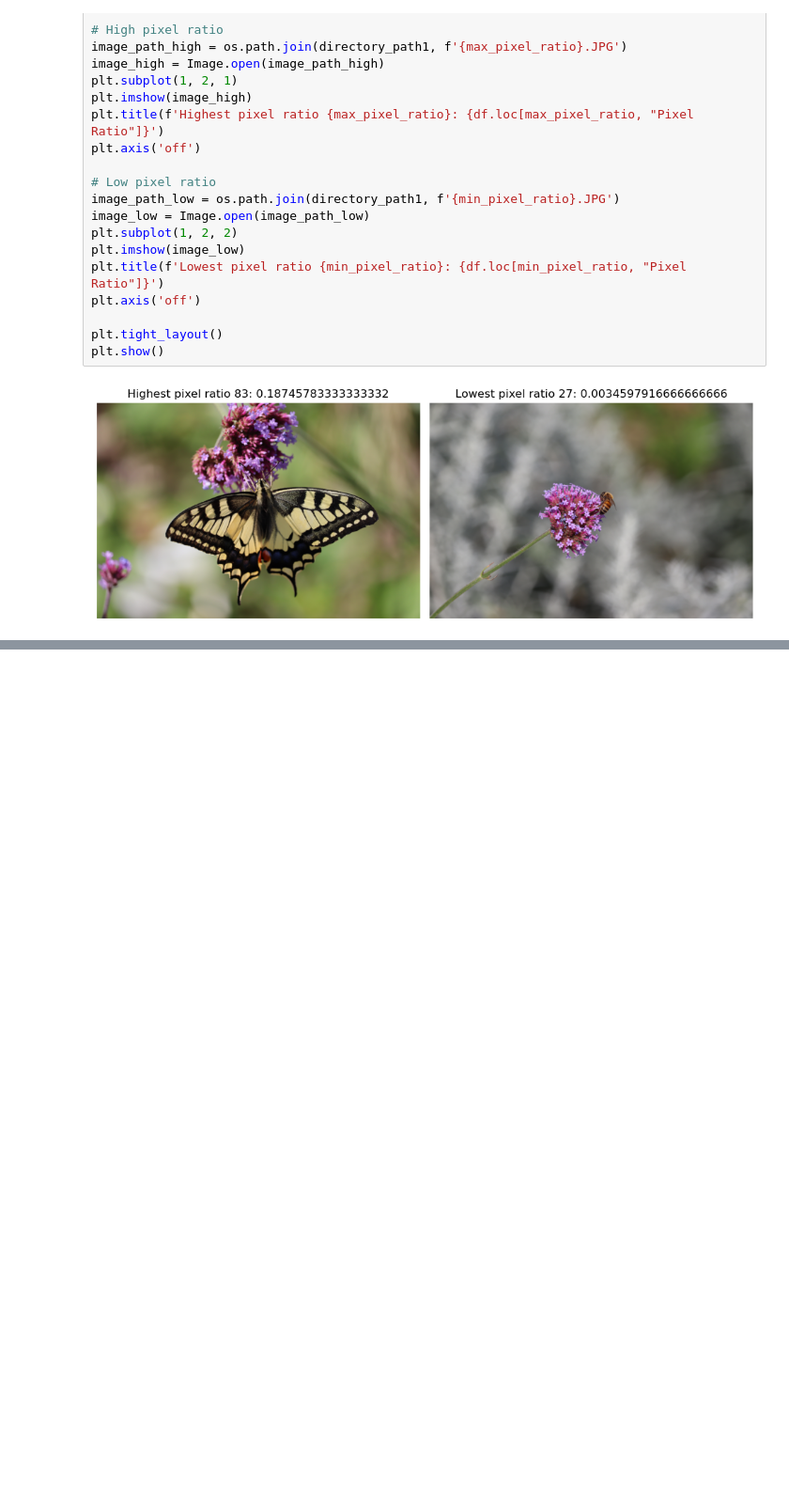
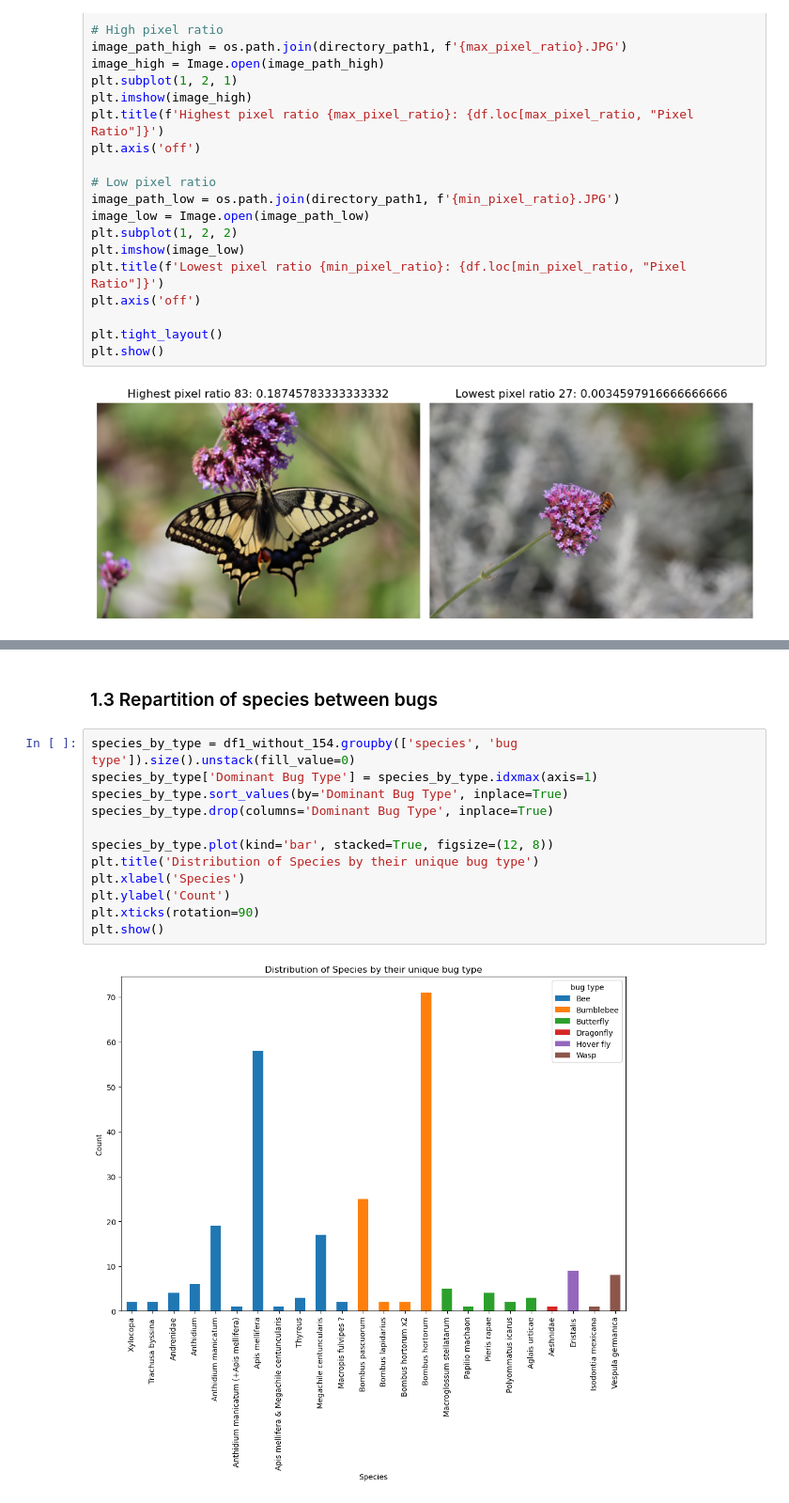
Before and after one commit to Martin-JMP/Engineering_School_IA_To_Bee_or_not_to_Bee, a Jupyter notebook: David Files/Code.ipynb, the cells around one changed output, grey strips where cells are left out. Shown at 94% size. Cells and saved outputs as stored; diff of their text form; blank space fills up the shorter version.

```diff
--- a/David Files/Code.ipynb
+++ b/David Files/Code.ipynb
@@ -336,0 +401,16 @@ plt.show()
+# %% [markdown]
+### 1.3 Repartition of species between bugs
+# %%
+species_by_type = df1_without_154.groupby(['species', 'bug type']).size().unstack(fill_value=0)
+species_by_type['Dominant Bug Type'] = species_by_type.idxmax(axis=1)
+species_by_type.sort_values(by='Dominant Bug Type', inplace=True)
+species_by_type.drop(columns='Dominant Bug Type', inplace=True)
+
+species_by_type.plot(kind='bar', stacked=True, figsize=(12, 8))
+plt.title('Distribution of Species by their unique bug type')
+plt.xlabel('Species')
+plt.ylabel('Count')
+plt.xticks(rotation=90)
+plt.show()
+# %% [output]
+[figure, added]
```
Also changed, not shown: parts of 32 cells of this notebook.
